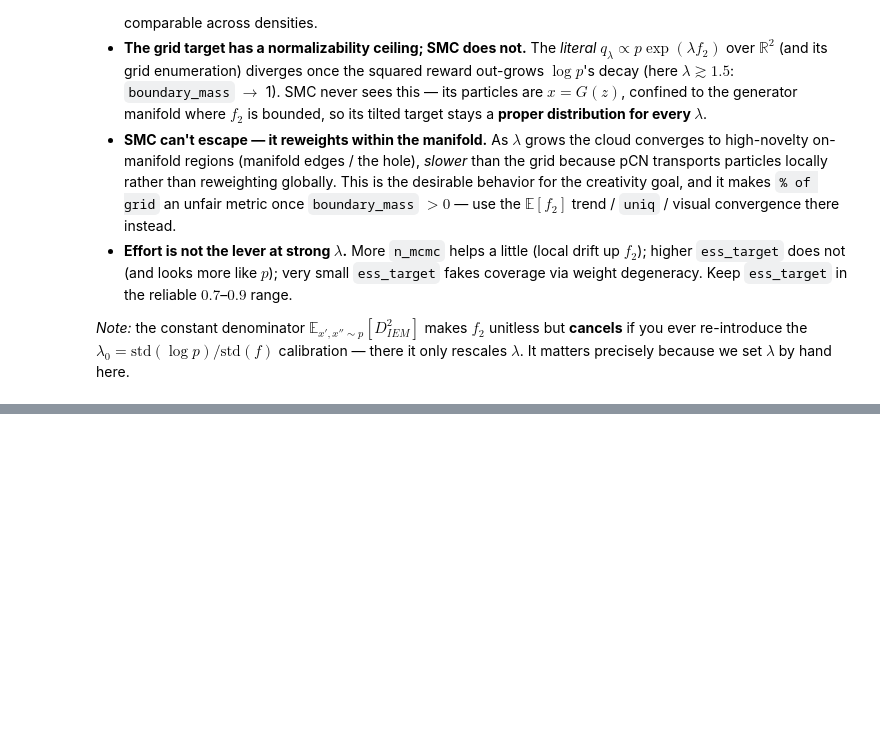
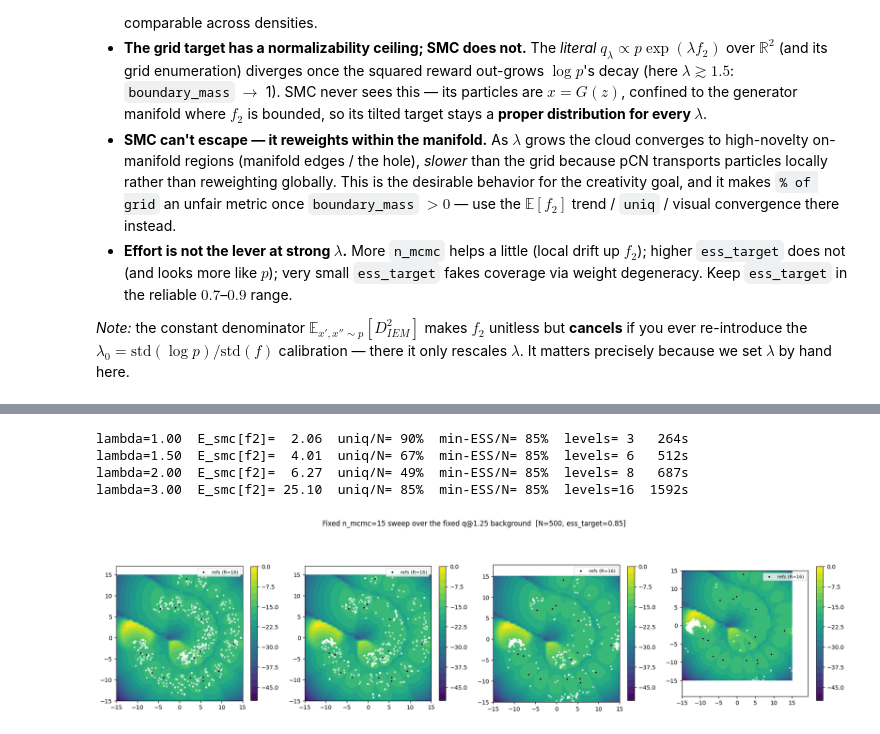
Before and after one commit to arielzoiz/creativity-measure, a Jupyter notebook: notebooks/normalized_squared_iem_tilt.ipynb, the cells around one changed output, grey strips where cells are left out. Saved outputs shown, nothing was run; the diff lists cells and outputs as text; code cells hidden in the pictures; blank space fills up the shorter version.

```diff
--- a/notebooks/normalized_squared_iem_tilt.ipynb
+++ b/notebooks/normalized_squared_iem_tilt.ipynb
@@ -353,0 +585,38 @@ This is the *desirable* behavior for the creativity goal: SMC returns creative-b
+# %%
+import matplotlib.pyplot as plt
+import numpy as np
+from creativity_measure import plot_field, plot_samples
+
+# Fixed-effort repeat: 15 pCN sweeps/level (vs adaptive above). Few interesting lambdas only.
+# Needs LAMBDA_S / reward / G / log_q_bg / rows from the SMC-only sweep cell above.
+N_MCMC_FIX  = 15
+LAMBDAS_FIX = [1.0, 1.5, 2.0, 3.0]   # around the diagnosed sweet spot (~1.5) into the strong-tilt regime
+
+results_fix: dict[float, object] = {}
+rows_fix: list[dict[str, float]] = []
+fig, axes = plt.subplots(1, len(LAMBDAS_FIX), figsize=(4.6 * len(LAMBDAS_FIX), 4.7))
+for ax, lam in zip(np.atleast_1d(axes), LAMBDAS_FIX):
+    t = time.time()
+    res = smc_sample(reward, lam=lam, n_particles=N_SEL, kernel=PCNKernel(G, DDIM),
+                     n_mcmc=N_MCMC_FIX, ess_target=ESS_TARGET, final_resample=True, seed=SEED)
+    results_fix[lam] = res
+    ef = float(reward(res.X).mean()); uniq = res.X.unique(dim=0).shape[0]; levels = len(res.betas)
+    min_ess_n = min(res.ess_history) / N_SEL
+    rows_fix.append(dict(lam=lam, ef_smc=ef, uniq_frac=uniq / N_SEL, min_ess_n=min_ess_n, levels=levels))
+    print(f"lambda={lam:4.2f}  E_smc[f2]={ef:6.2f}  uniq/N={uniq/N_SEL:4.0%}  "
+          f"min-ESS/N={min_ess_n:4.0%}  levels={levels:2d}  {time.time()-t:4.0f}s")
+    plot_field(log_q_bg, XX, YY, ax=ax, refs=REFS,
+               title=f"lambda = {lam}   (n_mcmc={N_MCMC_FIX})\nE[f2]={ef:.2f}   uniq/N={uniq/N_SEL:.0%}")
+    plot_samples(res.X, ax=ax, alpha=0.5, s=6, color='white')
+fig.suptitle(
+    f"Fixed n_mcmc={N_MCMC_FIX} sweep over the fixed q@{LAM_BG} background  [N={N_SEL}, ess_target={ESS_TARGET}]",
+    fontsize=12, y=1.05,
+)
+plt.tight_layout()
+plt.show()
+# %% [output]
+lambda=1.00  E_smc[f2]=  2.06  uniq/N= 90%  min-ESS/N= 85%  levels= 3   264s
+lambda=1.50  E_smc[f2]=  4.01  uniq/N= 67%  min-ESS/N= 85%  levels= 6   512s
+lambda=2.00  E_smc[f2]=  6.27  uniq/N= 49%  min-ESS/N= 85%  levels= 8   687s
+lambda=3.00  E_smc[f2]= 25.10  uniq/N= 85%  min-ESS/N= 85%  levels=16  1592s
+[figure, added]
```
Also changed, not shown: parts of 14 cells of this notebook.
